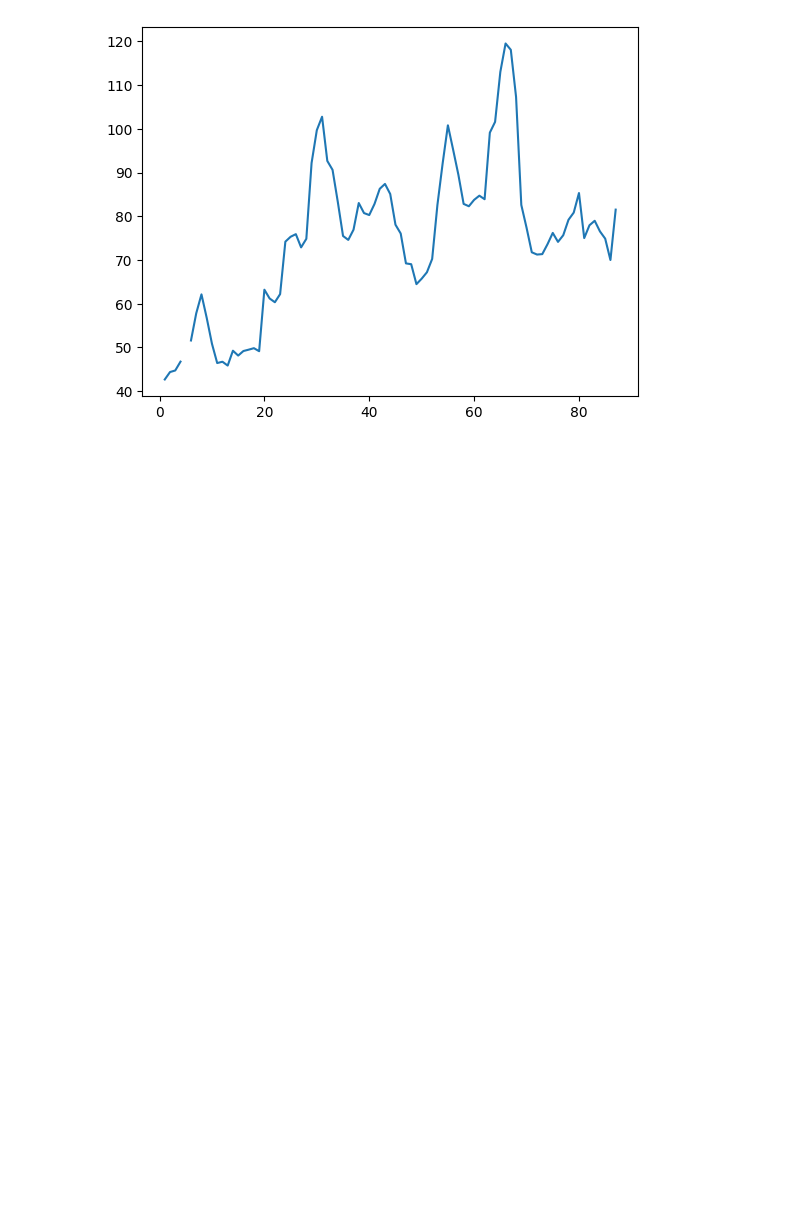
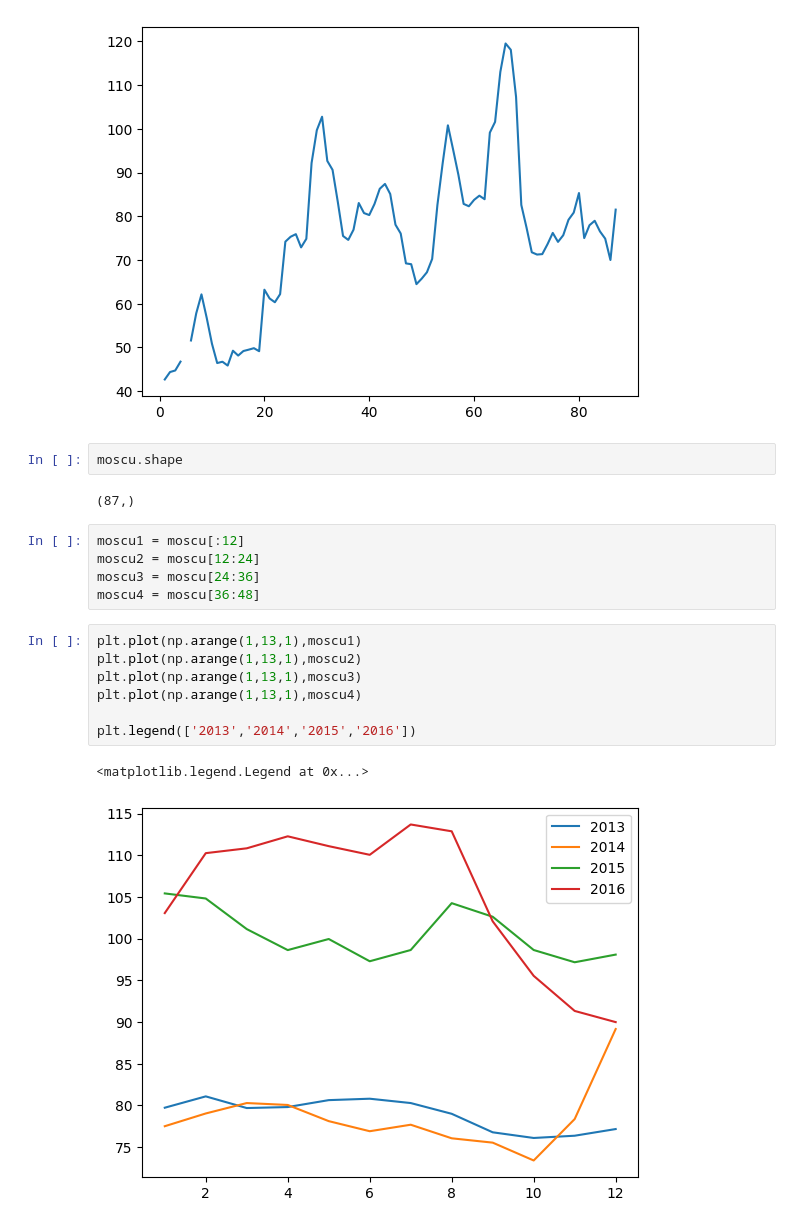
Before and after one commit to MangoBuwu/Numpy_Alura, a Jupyter notebook: Numpy.ipynb, the cells around one changed output. Saved outputs shown, nothing was run; the diff lists cells and outputs as text; blank space fills up the shorter version.

```diff
--- a/Numpy.ipynb
+++ b/Numpy.ipynb
@@ -150,3 +150,22 @@ plt.plot(fechas,kaliningrado)
 # %% [output]
 [<matplotlib.lines.Line2D at 0x...>]
 [figure]
+# %%
+moscu.shape
+# %% [output]
+(87,)
+# %%
+moscu1 = moscu[:12]
+moscu2 = moscu[12:24]
+moscu3 = moscu[24:36]
+moscu4 = moscu[36:48]
+# %%
+plt.plot(np.arange(1,13,1),moscu1)
+plt.plot(np.arange(1,13,1),moscu2)
+plt.plot(np.arange(1,13,1),moscu3)
+plt.plot(np.arange(1,13,1),moscu4)
+
+plt.legend(['2013','2014','2015','2016'])
+# %% [output]
+<matplotlib.legend.Legend at 0x...>
+[figure, added]
```
Also changed, not shown: parts of 27 cells of this notebook.
